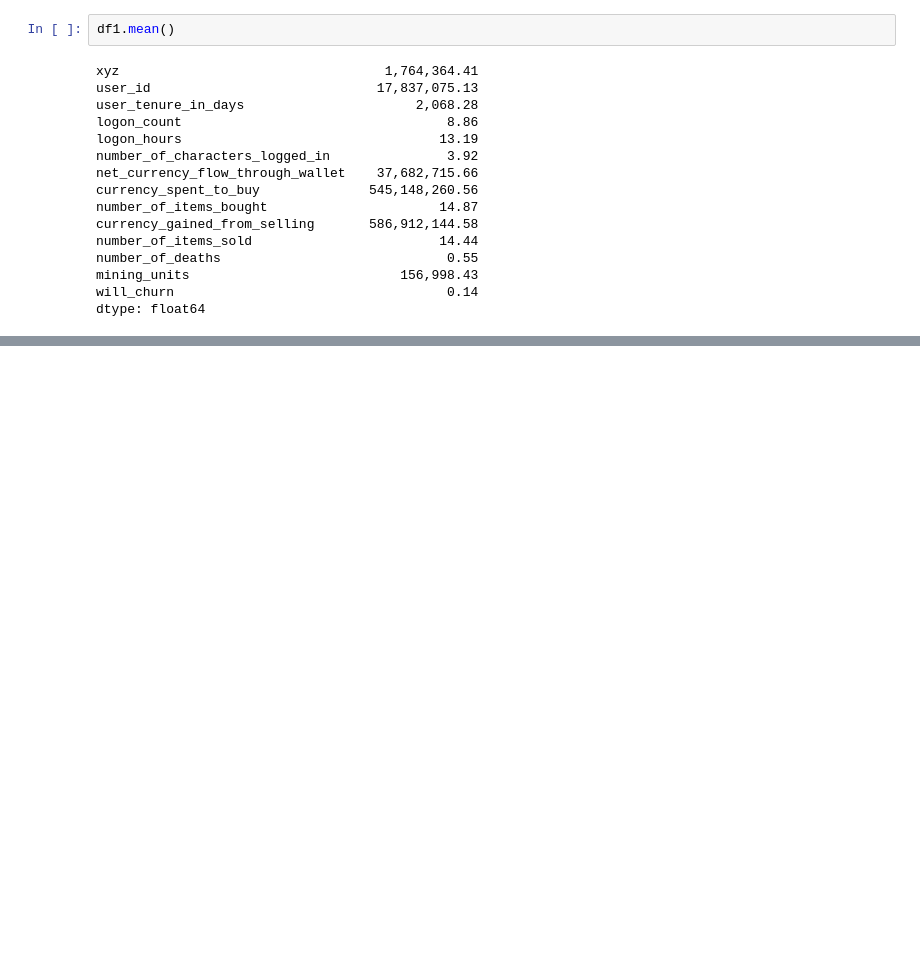
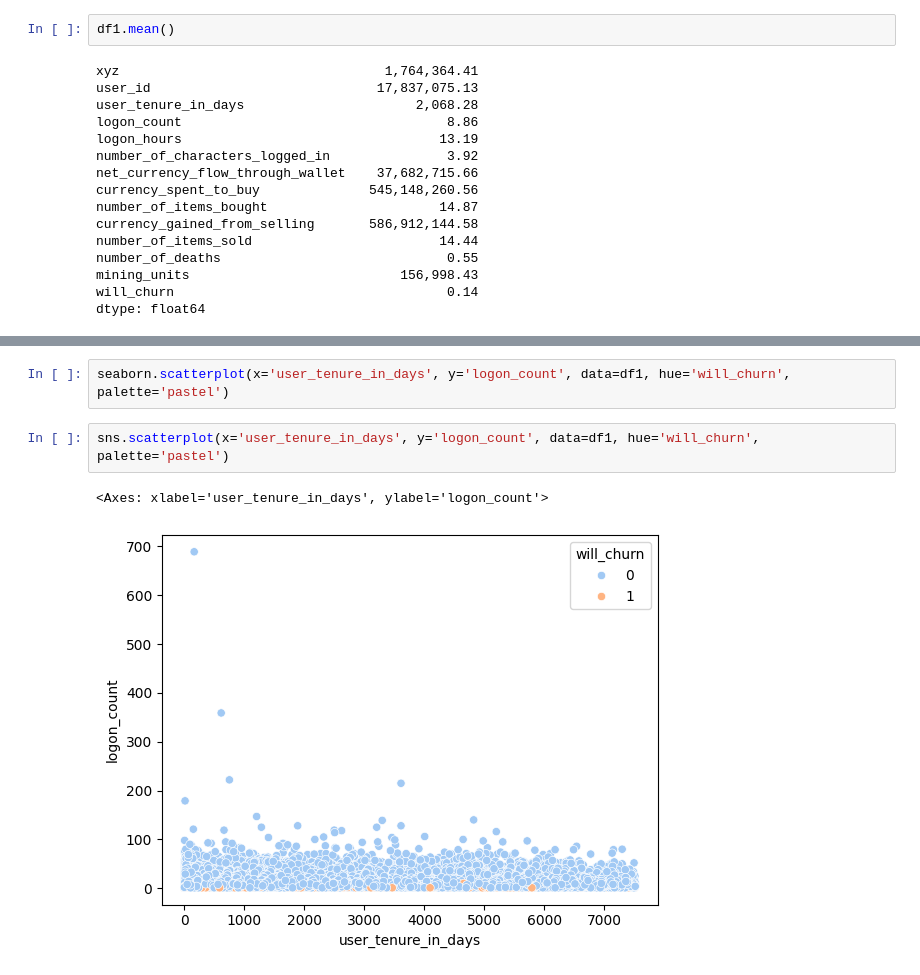
Before and after one commit to victorblaer/ccp_game_data, a Jupyter notebook: ccp_game_data.ipynb, the cells around one changed output, grey strips where cells are left out. Drawn from its saved outputs; the diff is of its cells as text; blank space fills up the shorter version.

```diff
--- a/ccp_game_data.ipynb
+++ b/ccp_game_data.ipynb
@@ -203,0 +245,7 @@ dtype: float64
+# %%
+seaborn.scatterplot(x='user_tenure_in_days', y='logon_count', data=df1, hue='will_churn', palette='pastel')
+# %%
+sns.scatterplot(x='user_tenure_in_days', y='logon_count', data=df1, hue='will_churn', palette='pastel')
+# %% [output]
+<Axes: xlabel='user_tenure_in_days', ylabel='logon_count'>
+[figure, added]
```
Also changed, not shown: parts of 12 cells of this notebook.
